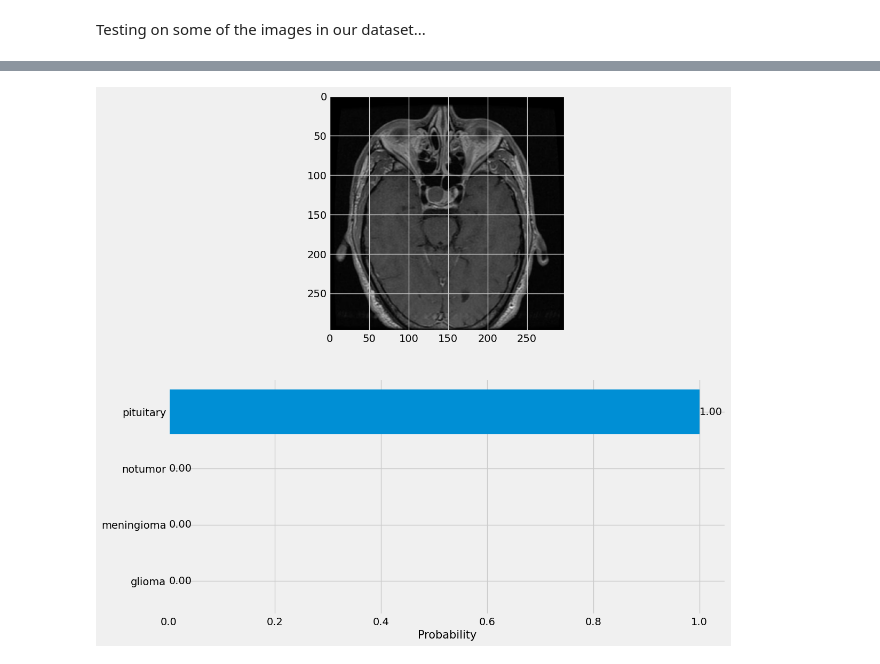
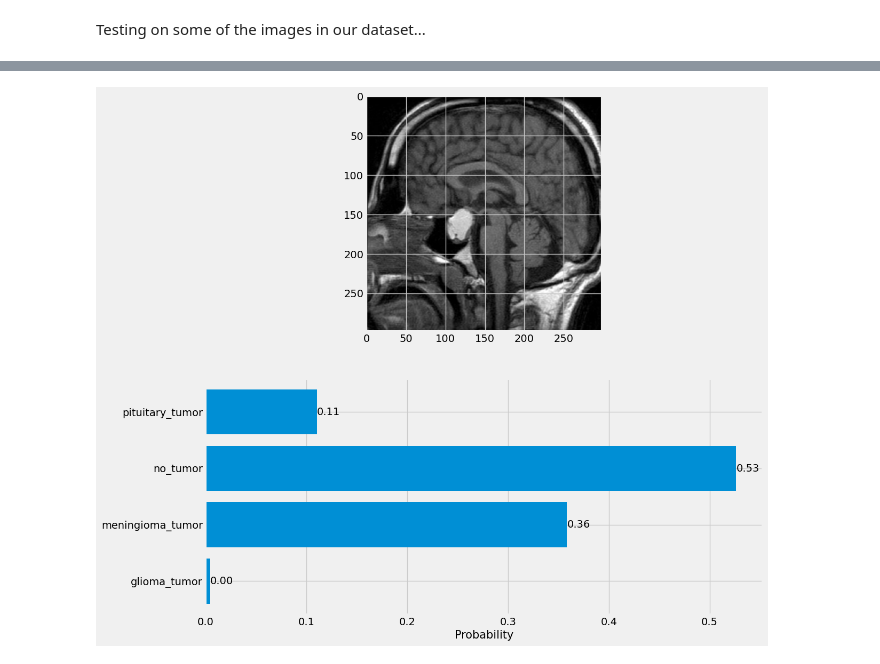
Before and after one commit to CS123A-BioinformaticI/term-project-VikramArunkumar, a Jupyter notebook: BrainTumorDetection.ipynb, the cells around one changed output, grey strips where cells are left out. Saved outputs shown, nothing was run; the diff lists cells and outputs as text; code cells hidden in the pictures.

```diff
--- a/BrainTumorDetection.ipynb
+++ b/BrainTumorDetection.ipynb
@@ -123,5 +131,5 @@ valid_df
 # %%
-batch_size = 32
+batch_size = 16
 img_size = (299, 299)
 
 _gen = ImageDataGenerator(rescale=1/255,
@@ -411,3 +476,3 @@ predict('Testing/glioma/Te-gl_0022.jpg') # Expected output: Glioma
 # %%
-predict('Testing/pituitary/Te-pi_0030.jpg') # Expected output: Pituitary
+predict('Testing\pituitary_tumor\image(69).jpg') # Expected output: Pituitary
 # %% [output]
@@ -415,2 +480,2 @@ predict('Testing/pituitary/Te-pi_0030.jpg') # Expected output: Pituitary
-[figure, old version]
+[figure, new version]
 # %%
```
Also changed, not shown: parts of 22 cells of this notebook.
